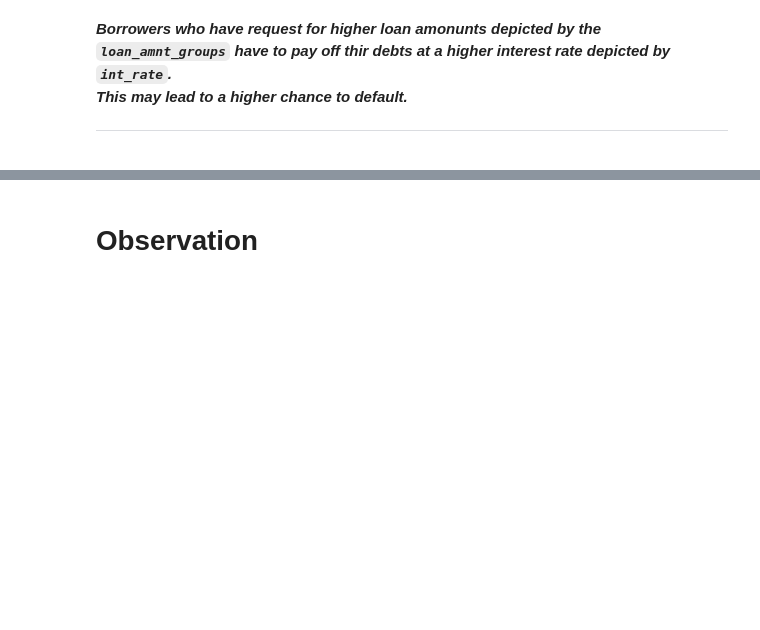
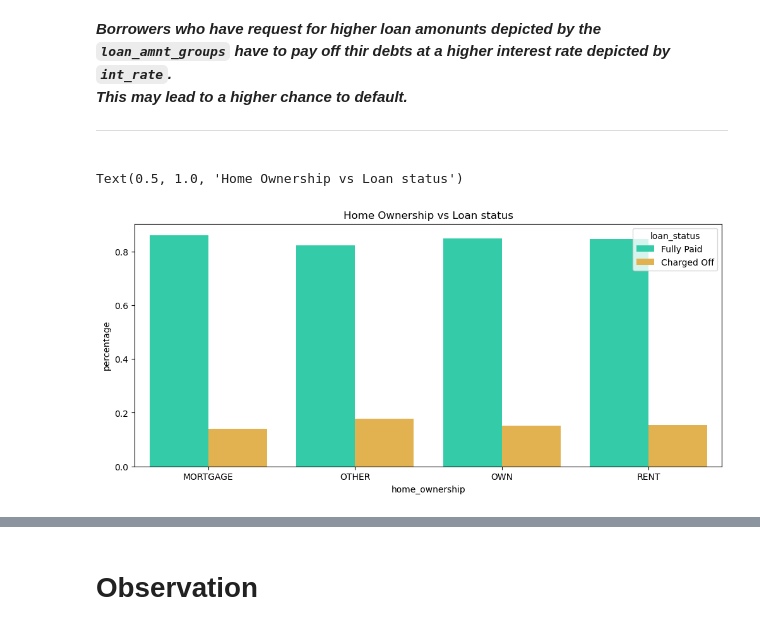
Before and after one commit to howxl/Lending-Club_Case-Study, a Jupyter notebook: LendingClubCaseStudy.ipynb, the cells around one changed output, grey strips where cells are left out. Cells and saved outputs as stored; diff of their text form; code cells hidden in the pictures; blank space fills up the shorter version.

```diff
--- a/LendingClubCaseStudy.ipynb
+++ b/LendingClubCaseStudy.ipynb
@@ -482,3 +529,12 @@ sns.catplot(data =df,y ='int_rate', x ='loan_amnt_groups', hue ='loan_status',pa
 [figure]
 # %% [markdown]
 ***Borrowers who have request for higher loan amonunts depicted by the `loan_amnt_groups` have to pay off thir debts at a higher interest rate depicted by `int_rate`. <br> This may lead to a higher chance to default. <hr>***
+# %%
+data = df.groupby(['home_ownership', 'loan_status'], as_index=False)['id'].count()
+data['percentage'] = data.groupby('home_ownership').transform(lambda x: x/x.sum())
+plt.figure(figsize=(12,5))
+sns.barplot(x='home_ownership', y='percentage', hue='loan_status', data=data, hue_order = ['Fully Paid', 'Charged Off'], palette='turbo')
+plt.title('Home Ownership vs Loan status')
+# %% [output]
+Text(0.5, 1.0, 'Home Ownership vs Loan status')
+[figure, added]
```
Also changed, not shown: parts of 29 cells of this notebook, 1 other file.
